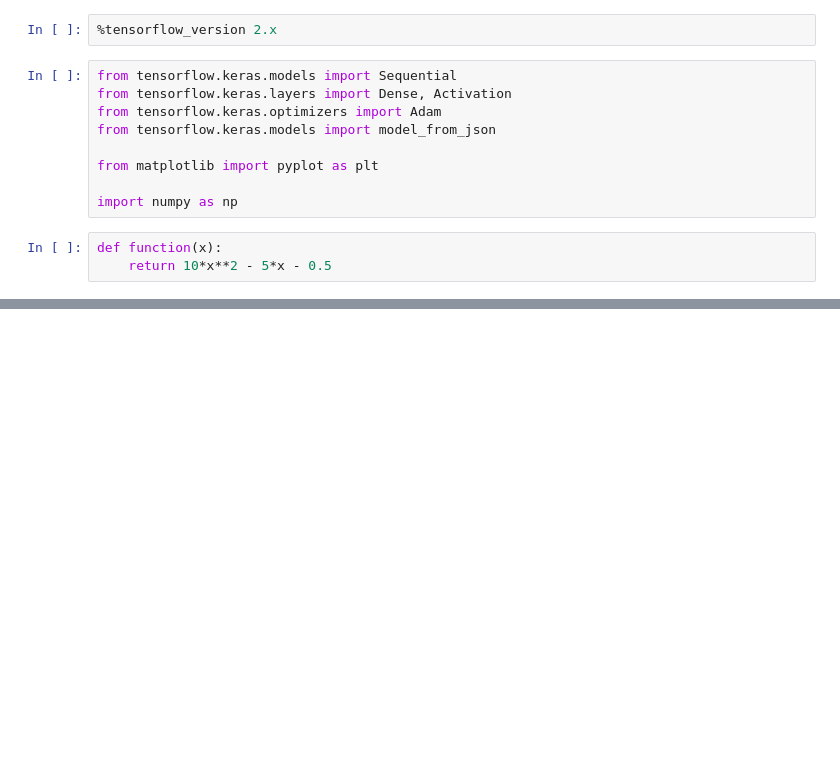
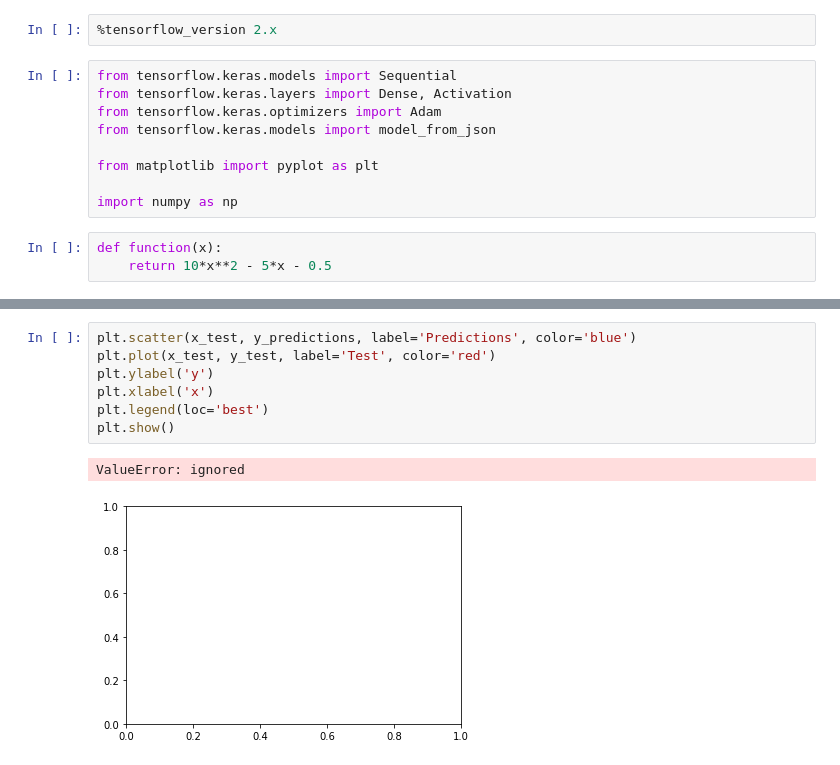
Before and after one commit to mannyrz/N2N-Api, a Jupyter notebook: Keras.ipynb, the cells around one changed output, grey strips where cells are left out. Drawn from its saved outputs; the diff is of its cells as text; blank space fills up the shorter version.

```diff
--- a/Keras.ipynb
+++ b/Keras.ipynb
@@ -19,0 +73,10 @@ y_train = function(x_train)
+# %%
+plt.scatter(x_test, y_predictions, label='Predictions', color='blue')
+plt.plot(x_test, y_test, label='Test', color='red')
+plt.ylabel('y')
+plt.xlabel('x')
+plt.legend(loc='best')
+plt.show()
+# %% [output]
+ValueError: ignored
+[figure, added]
```
Also changed, not shown: parts of 7 cells of this notebook.
